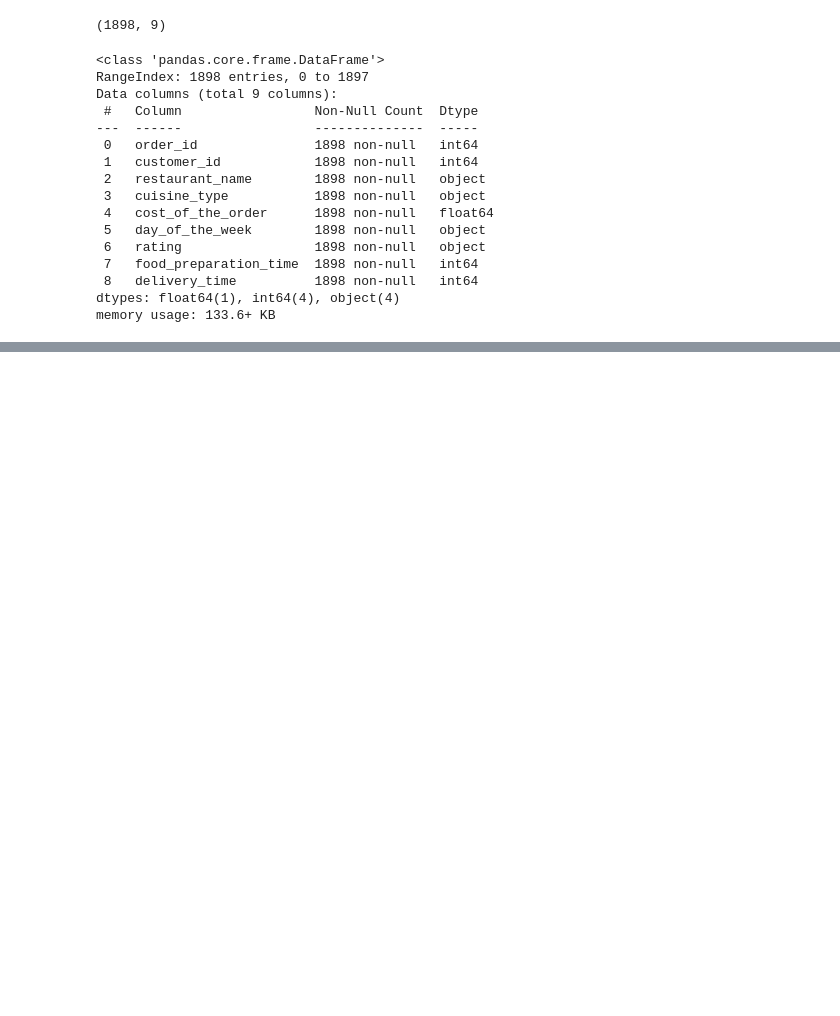
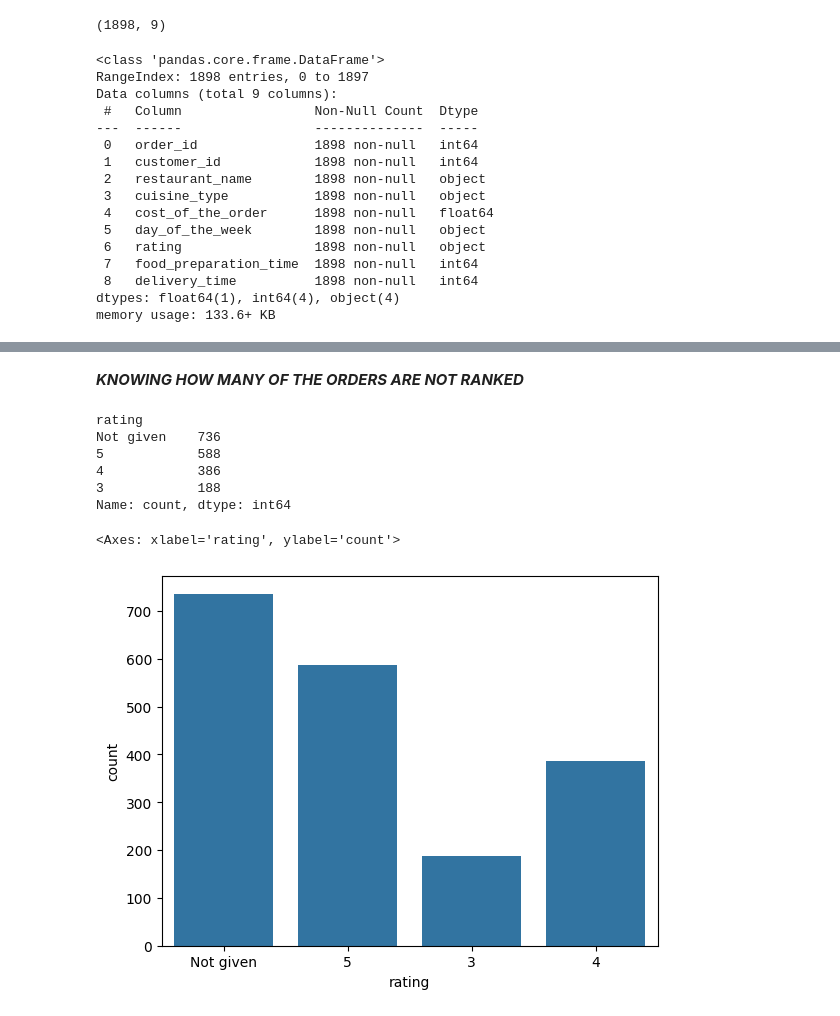
Before and after one commit to gilsontmanyika/KAGGLE-ANALYTICS, a Jupyter notebook: foodhub-analysis-by-gilson.ipynb, the cells around one changed output, grey strips where cells are left out. Drawn from its saved outputs; the diff is of its cells as text; code cells hidden in the pictures; blank space fills up the shorter version.

```diff
--- a/foodhub-analysis-by-gilson.ipynb
+++ b/foodhub-analysis-by-gilson.ipynb
@@ -85,0 +127,17 @@ memory usage: 133.6+ KB
+# %% [markdown]
+***KNOWING HOW MANY OF THE ORDERS ARE NOT RANKED***
+# %%
+df['rating'].value_counts()
+#from below we see that unratted are many so we resort to assuming they are average
+# %% [output]
+rating
+Not given    736
+5            588
+4            386
+3            188
+Name: count, dtype: int64
+# %%
+sns.countplot(data = df, x = 'rating')
+# %% [output]
+<Axes: xlabel='rating', ylabel='count'>
+[figure, added]
```
Also changed, not shown: parts of 4 cells of this notebook.
